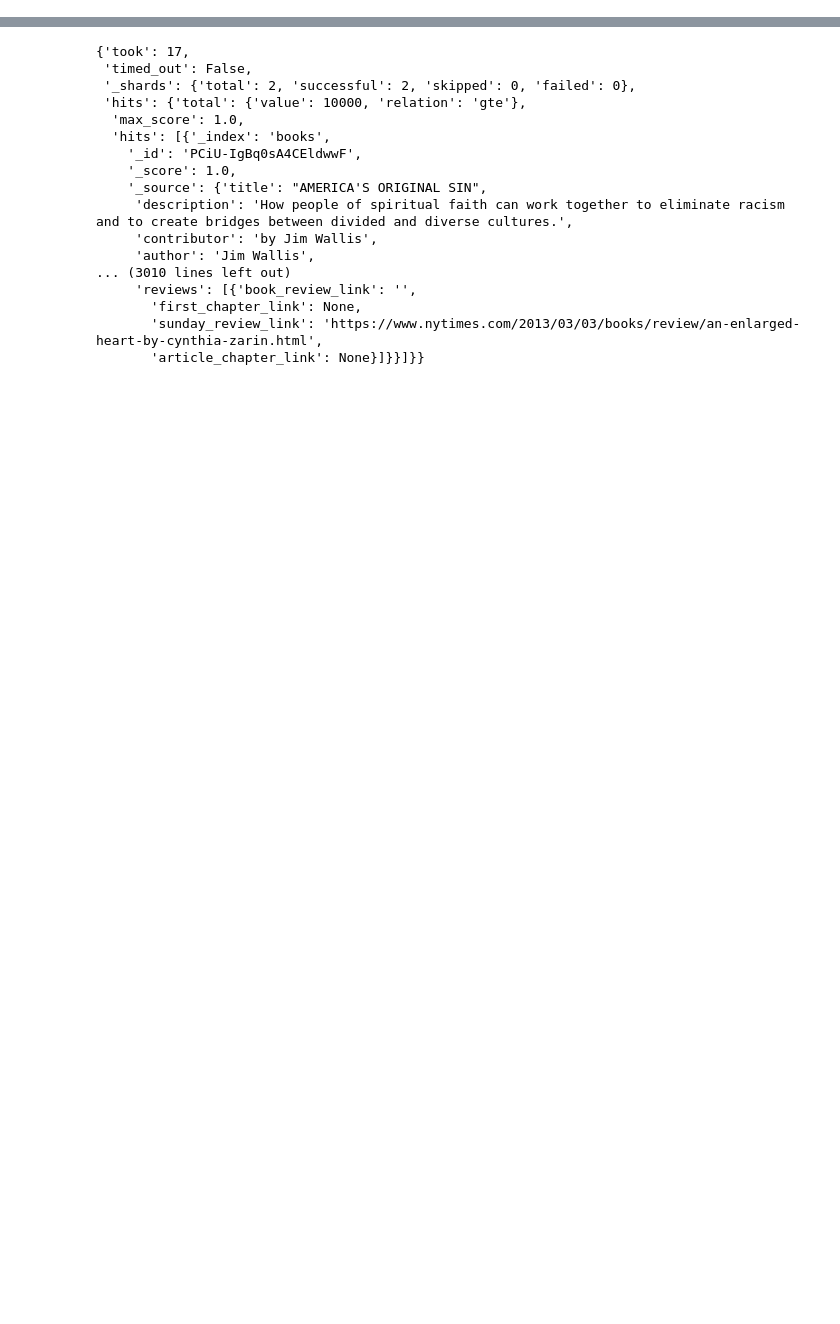
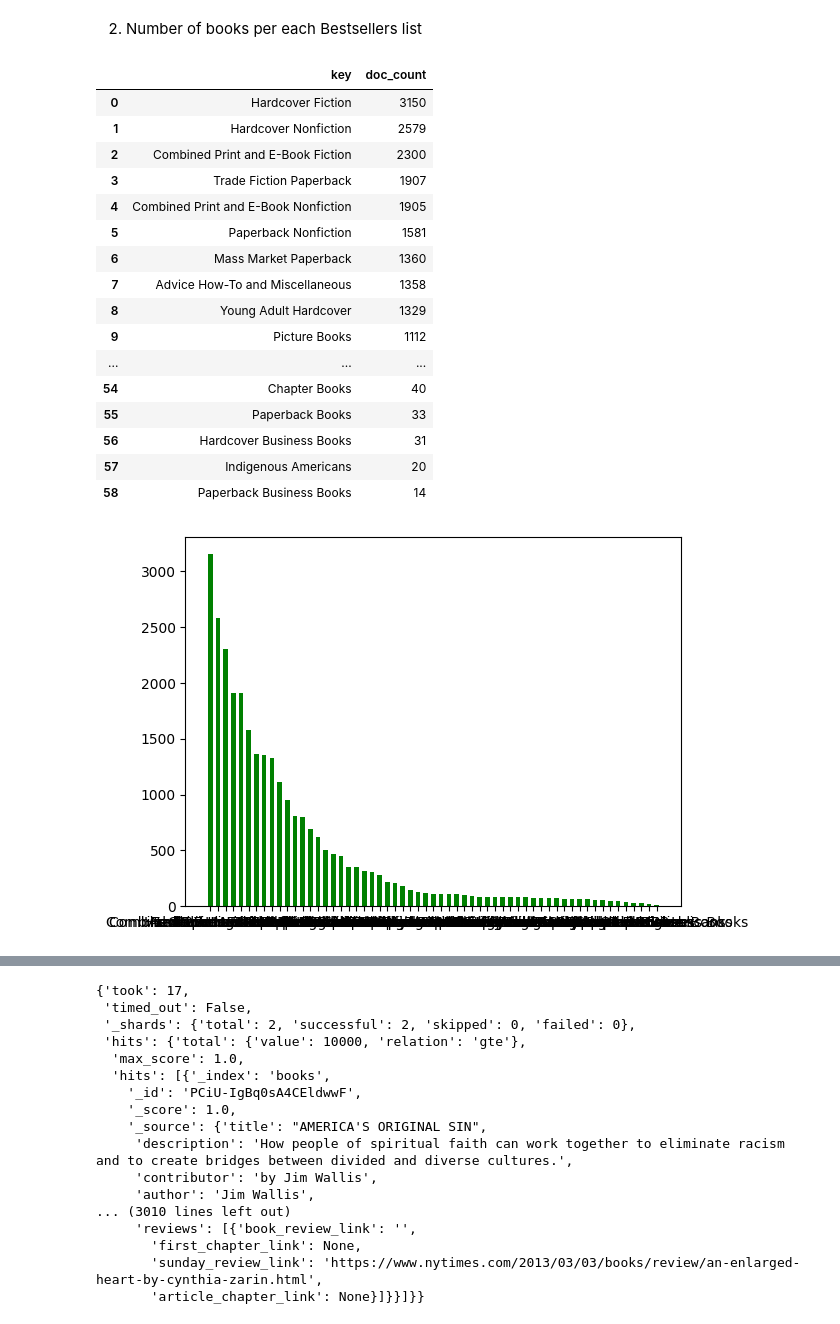
Before and after one commit to cedricsoares/datascientest-projet-new-york-times, a Jupyter notebook: notebooks/books_queries.ipynb, the cells around one changed output, grey strips where cells are left out. Drawn from its saved outputs; the diff is of its cells as text; code cells hidden in the pictures; blank space fills up the shorter version.

```diff
--- a/notebooks/books_queries.ipynb
+++ b/notebooks/books_queries.ipynb
@@ -2,0 +78,70 @@
+# %% [markdown]
+2. Number of books per each Bestsellers list
+# %%
+import json
+import pandas as pd
+from pprint import pprint
+from datetime import date
+from datetime import timedelta
+import matplotlib.pyplot as plt
+
+def query_agg(top: int = 59) :
+
+  from elasticsearch import Elasticsearch
+  es = Elasticsearch(hosts = "http://@localhost:9200")
+
+
+# Number of books per each bestseller list; can change the number of lists in output
+# with "top" parameter
+  query_body = {
+  "size": 0,
+      "aggs": {
+        "ranks_history": {
+          "nested": {
+            "path": "ranks_history"
+          },
+          "aggs": {
+            "per_list": {
+              "terms": {
+                "field": "ranks_history.list_name.keyword",
+                "size": top
+              }
+            }
+          }
+        }
+      }
+}
+
+  result = es.search(index="books", body=query_body)
+  result = json.dumps(result["aggregations"]["ranks_history"]["per_list"]["buckets"])
+
+  #Pandas.read_json
+
+  df = pd.read_json(result)
+  display(df)
+
+  plt.bar(df["key"], df["doc_count"] , color = 'green', width = 0.6)
+  plt.show()
+  #pprint(result.body)
+
+
+query_agg()
+# %% [output]
+|  | key | doc_count |
+| 0 | Hardcover Fiction | 3150 |
+| 1 | Hardcover Nonfiction | 2579 |
+| 2 | Combined Print and E-Book Fiction | 2300 |
+| 3 | Trade Fiction Paperback | 1907 |
+| 4 | Combined Print and E-Book Nonfiction | 1905 |
+| 5 | Paperback Nonfiction | 1581 |
+| 6 | Mass Market Paperback | 1360 |
+| 7 | Advice How-To and Miscellaneous | 1358 |
+| 8 | Young Adult Hardcover | 1329 |
+| 9 | Picture Books | 1112 |
+| ... | ... | ... |
+| 54 | Chapter Books | 40 |
+| 55 | Paperback Books | 33 |
+| 56 | Hardcover Business Books | 31 |
+| 57 | Indigenous Americans | 20 |
+| 58 | Paperback Business Books | 14 |
+[figure, added]
```
Also changed, not shown: parts of 8 cells of this notebook.
